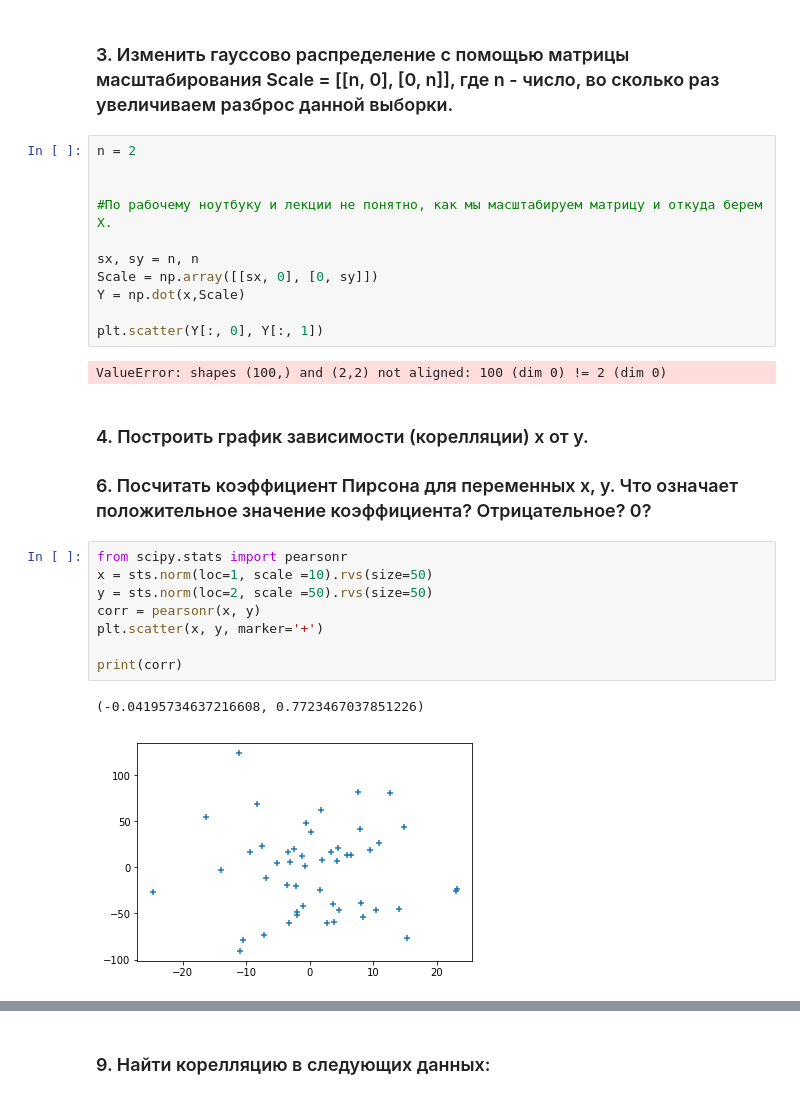
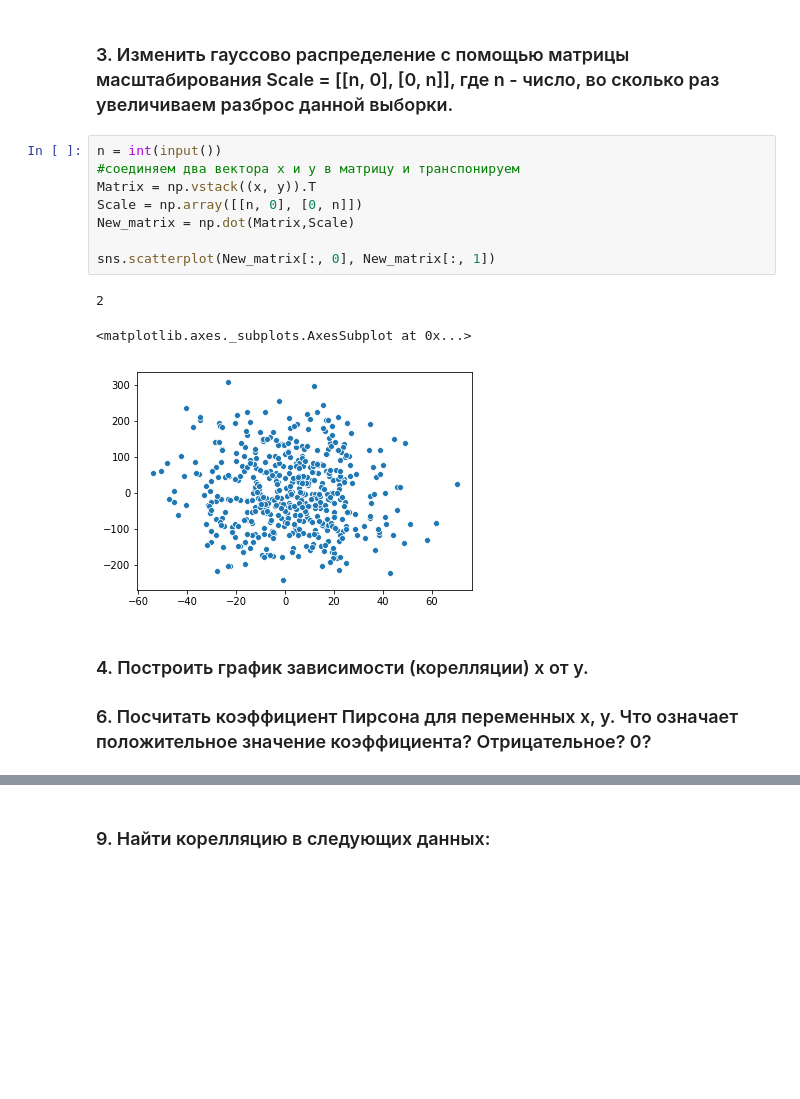
Before and after one commit to kgitt/DATA_ANALYTICS, a Jupyter notebook: python_8 (--).ipynb, the cells around one changed output, grey strips where cells are left out. Cells and saved outputs as stored; diff of their text form; blank space fills up the shorter version.

```diff
--- a/python_8 (--).ipynb
+++ b/python_8 (--).ipynb
@@ -38,29 +33,17 @@ Text(0.5,0,'$x$')
 # %% [markdown]
 ### 3. Изменить гауссово распределение с помощью матрицы масштабирования Scale = [[n, 0], [0, n]], где n - число, во сколько раз увеличиваем разброс данной выборки.
-# %%
-n = 2
-
-
-#По рабочему ноутбуку и лекции не понятно, как мы масштабируем матрицу и откуда берем Х.
-
-sx, sy = n, n
-Scale = np.array([[sx, 0], [0, sy]])
-Y = np.dot(x,Scale)
-
-plt.scatter(Y[:, 0], Y[:, 1])
-# %% [output]
-ValueError: shapes (100,) and (2,2) not aligned: 100 (dim 0) != 2 (dim 0)
+# %%
+n = int(input())
+#соединяем два вектора x и y в матрицу и транспонируем
+Matrix = np.vstack((x, y)).T
+Scale = np.array([[n, 0], [0, n]])
+New_matrix = np.dot(Matrix,Scale)
+
+sns.scatterplot(New_matrix[:, 0], New_matrix[:, 1])
+# %% [output]
+2
+<matplotlib.axes._subplots.AxesSubplot at 0x...>
+[figure, added]
 # %% [markdown]
 ### 4. Построить график зависимости (корелляции) x от y.
 ### 6. Посчитать коэффициент Пирсона для переменных x, y. Что означает положительное значение коэффициента? Отрицательное? 0?
-# %%
-from scipy.stats import pearsonr
-x = sts.norm(loc=1, scale =10).rvs(size=50)
-y = sts.norm(loc=2, scale =50).rvs(size=50)
-corr = pearsonr(x, y)
-plt.scatter(x, y, marker='+')
-
-print(corr)
-# %% [output]
-(-0.04195734637216608, 0.7723467037851226)
-[figure, removed]
```
Also changed, not shown: parts of 19 cells of this notebook.
